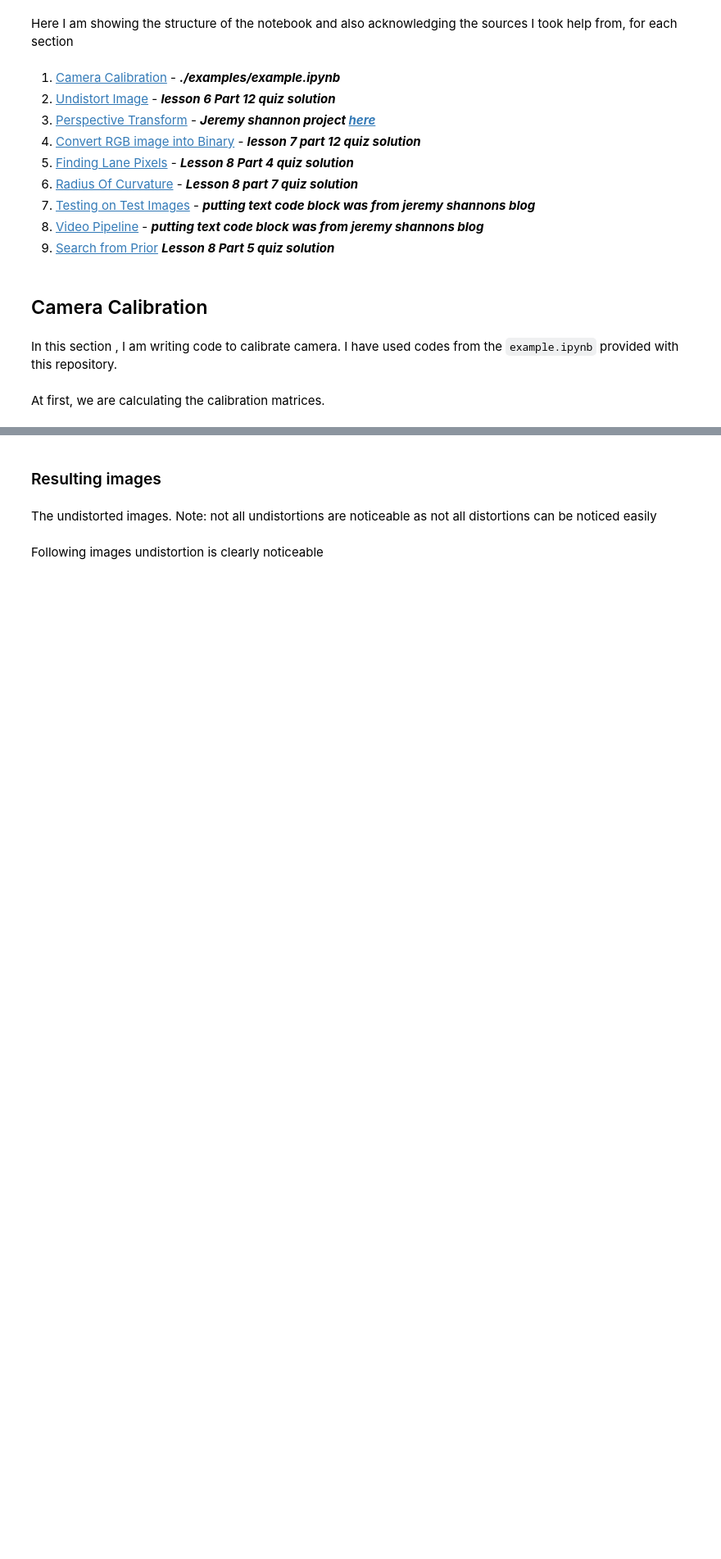
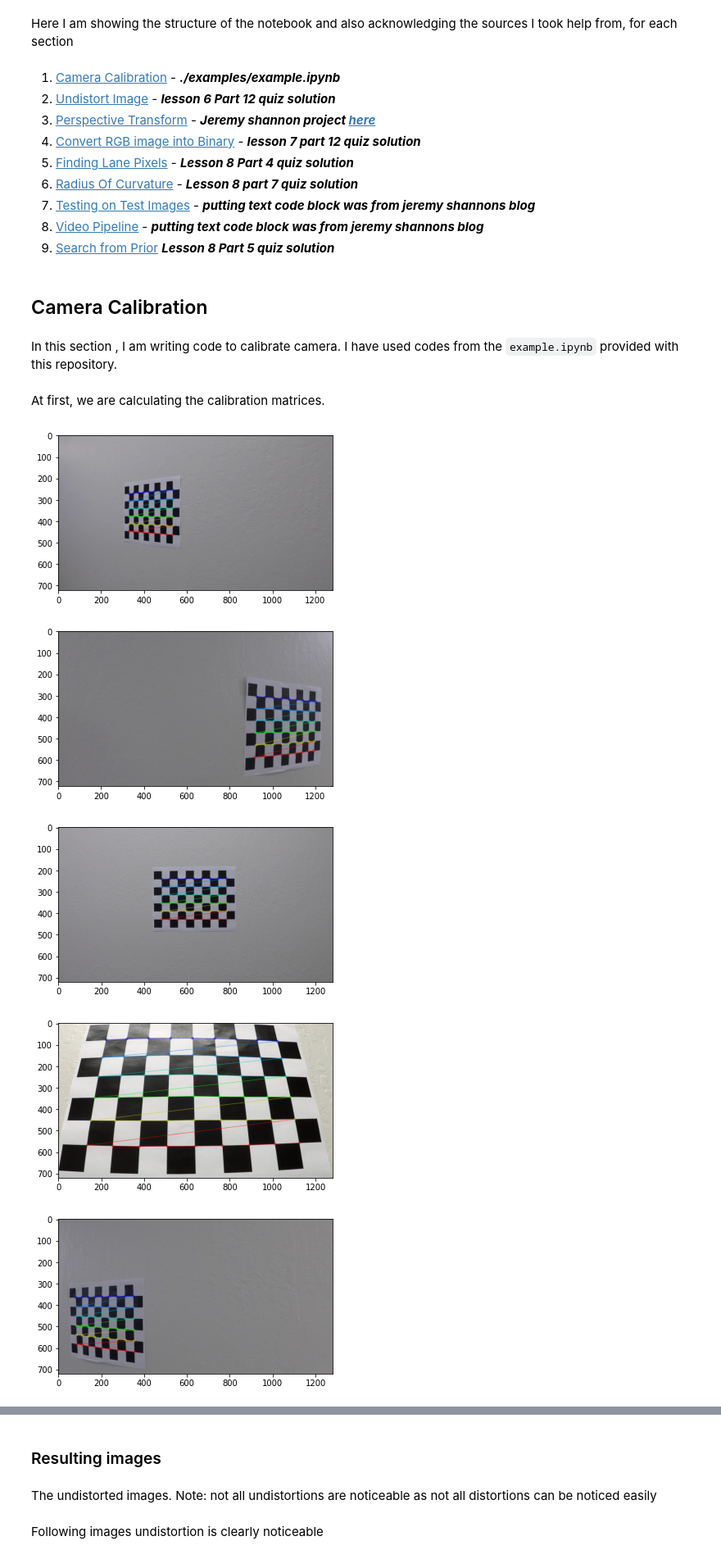
Before and after one commit to sezan92/CarND-Advanced-Lane-Lines, a Jupyter notebook: Project.ipynb, the cells around one changed output, grey strips where cells are left out. Shown at 82% size. Cells and saved outputs as stored; diff of their text form; code cells hidden in the pictures; blank space fills up the shorter version.

```diff
--- a/Project.ipynb
+++ b/Project.ipynb
@@ -44,4 +44,10 @@ camera = Camera()
 imgs = util.load_img_from_dir("camera_cal")
 # %%
 for i, img in enumerate(imgs):
-    camera.set_img_points(img, plot=True, save_fig=True, fig_name=os.path.join(camera_cal_output_dir,))
+    camera.set_img_points(img, plot=True, save_fig=True, fig_name=os.path.join(camera_cal_output_dir,"{}.jpg".format(i)))
+# %% [output]
+[figure, added]
+[figure, added]
+[figure, added]
+[figure, added]
+[figure, added]
```
Also changed, not shown: parts of 1 cell of this notebook.
